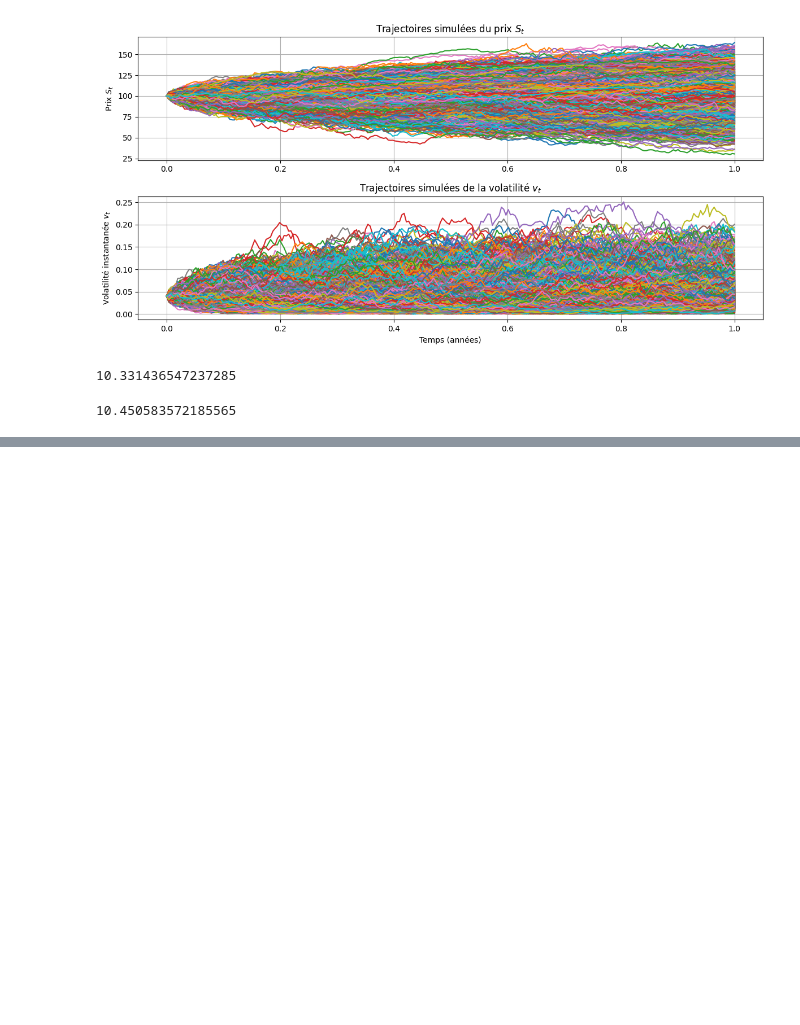
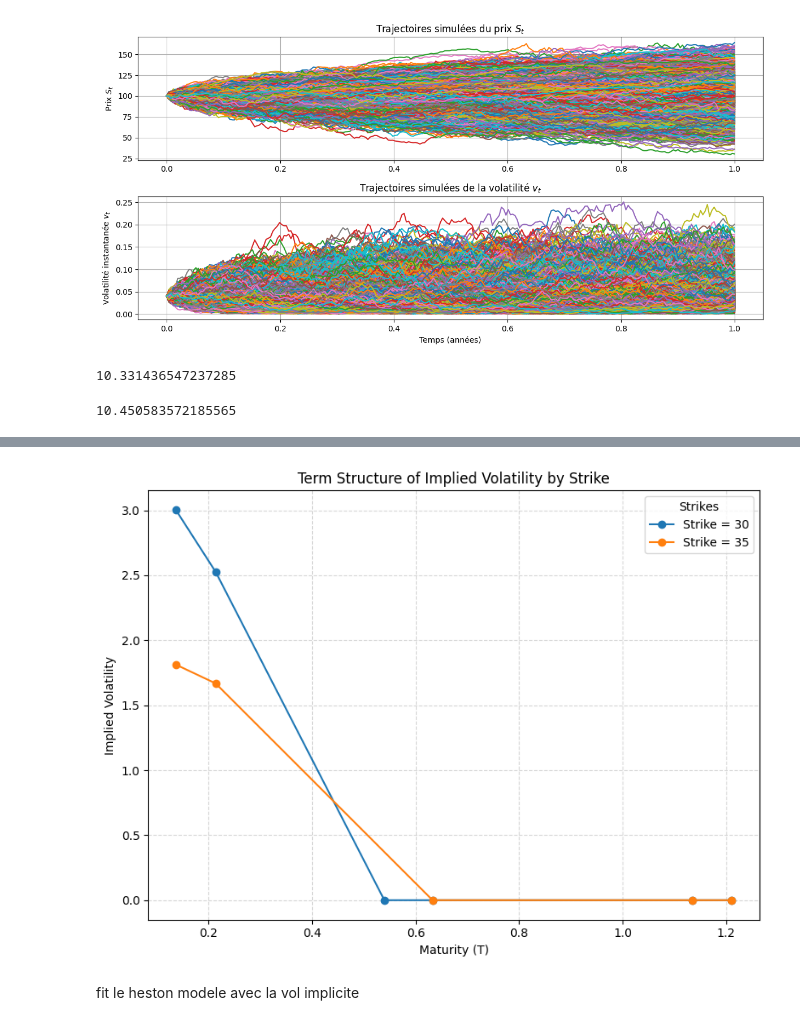
Before and after one commit to Lucas-Zivkovic/Volatility-surface, a Jupyter notebook: VolatiltyCalibration.ipynb, the cells around one changed output, grey strips where cells are left out. Cells and saved outputs as stored; diff of their text form; code cells hidden in the pictures; blank space fills up the shorter version.

```diff
--- a/VolatiltyCalibration.ipynb
+++ b/VolatiltyCalibration.ipynb
@@ -199,0 +251,27 @@ fig.show()
+# %%
+import matplotlib.pyplot as plt
+import numpy as np
+import pandas as pd
+
+# On récupère les valeurs uniques de strike
+strikes = sorted(vol_data['strike'].unique())[5:7]
+
+plt.figure(figsize=(8,6))
+
+# Boucle sur chaque strike pour tracer une ligne
+for K in strikes:
+    subset = vol_data[vol_data['strike'] == K]
+    plt.plot(subset['T'], subset['impliedVolatility'],
+             marker='o', label=f'Strike = {K:.0f}')
+
+plt.xlabel('Maturity (T)')
+plt.ylabel('Implied Volatility')
+plt.title('Term Structure of Implied Volatility by Strike')
+plt.legend(title='Strikes')
+plt.grid(True, linestyle='--', alpha=0.5)
+plt.tight_layout()
+plt.show()
+# %% [output]
+[figure, added]
+# %% [markdown]
+fit le heston modele avec la vol implicite
```
Also changed, not shown: parts of 5 cells of this notebook.
